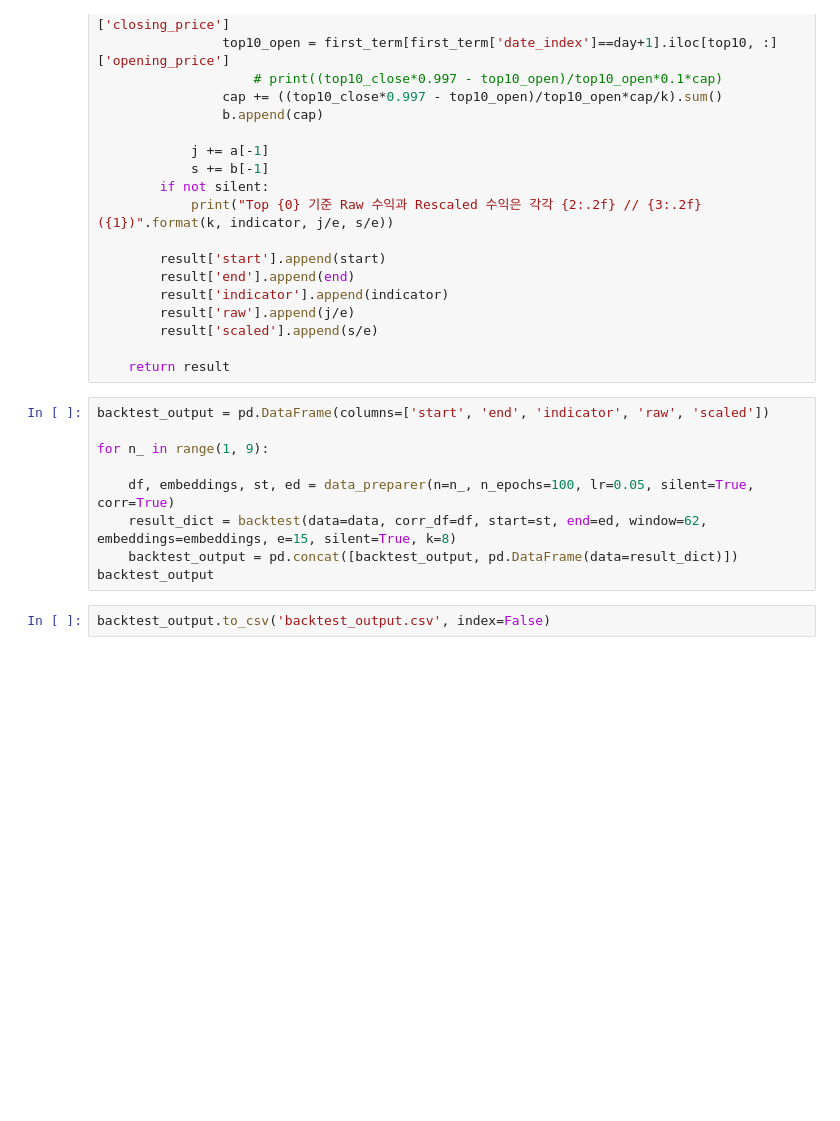
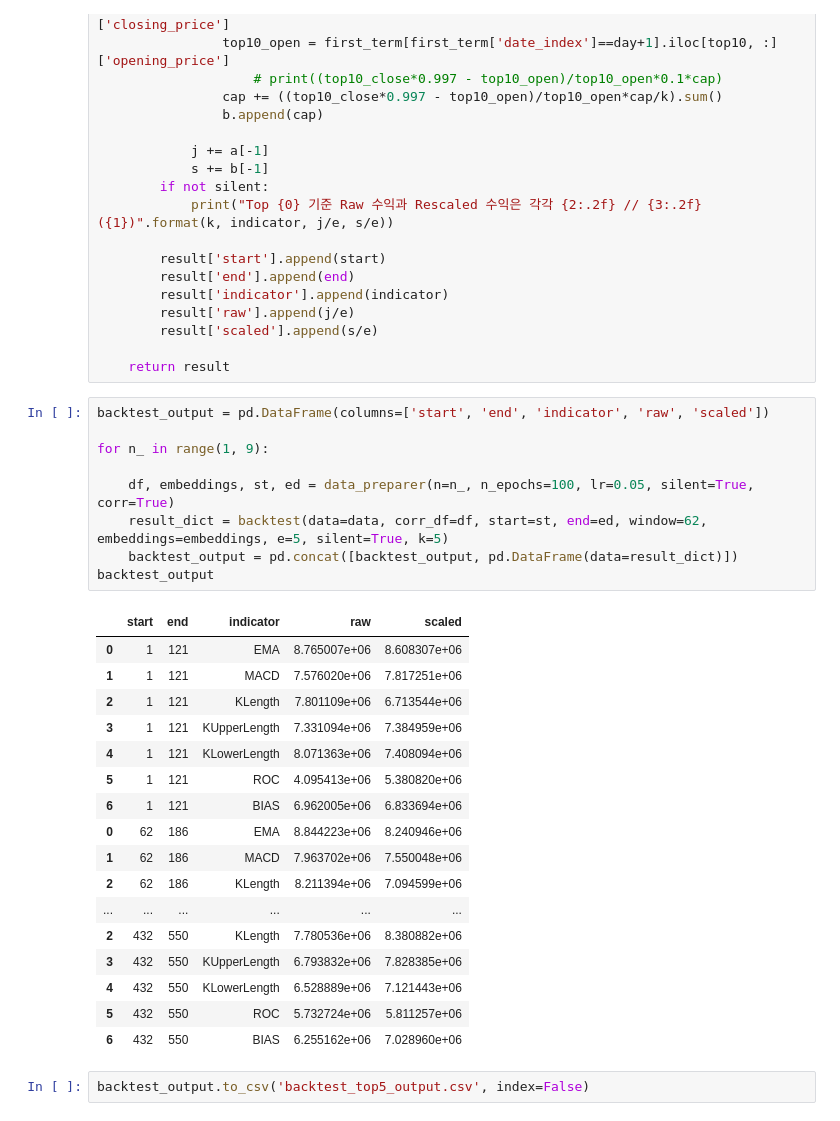
Before and after one commit to reyllama/TTIO, a Jupyter notebook: 07_BackTest.ipynb, the cells around one changed output. Saved outputs shown, nothing was run; the diff lists cells and outputs as text; blank space fills up the shorter version.

```diff
--- a/07_BackTest.ipynb
+++ b/07_BackTest.ipynb
@@ -403,13 +418,31 @@ def backtest(data=None, corr_df=None, start=None, end=None, window=65, embedding
 # %%
 backtest_output = pd.DataFrame(columns=['start', 'end', 'indicator', 'raw', 'scaled'])
 
 for n_ in range(1, 9):
 
     df, embeddings, st, ed = data_preparer(n=n_, n_epochs=100, lr=0.05, silent=True, corr=True)
-    result_dict = backtest(data=data, corr_df=df, start=st, end=ed, window=62, embeddings=embeddings, e=15, silent=True, k=8)
+    result_dict = backtest(data=data, corr_df=df, start=st, end=ed, window=62, embeddings=embeddings, e=5, silent=True, k=5)
     backtest_output = pd.concat([backtest_output, pd.DataFrame(data=result_dict)])
 backtest_output
+# %% [output]
+|  | start | end | indicator | raw | scaled |
+| 0 | 1 | 121 | EMA | 8.765007e+06 | 8.608307e+06 |
+| 1 | 1 | 121 | MACD | 7.576020e+06 | 7.817251e+06 |
+| 2 | 1 | 121 | KLength | 7.801109e+06 | 6.713544e+06 |
+| 3 | 1 | 121 | KUpperLength | 7.331094e+06 | 7.384959e+06 |
+| 4 | 1 | 121 | KLowerLength | 8.071363e+06 | 7.408094e+06 |
+| 5 | 1 | 121 | ROC | 4.095413e+06 | 5.380820e+06 |
+| 6 | 1 | 121 | BIAS | 6.962005e+06 | 6.833694e+06 |
+| 0 | 62 | 186 | EMA | 8.844223e+06 | 8.240946e+06 |
+| 1 | 62 | 186 | MACD | 7.963702e+06 | 7.550048e+06 |
+| 2 | 62 | 186 | KLength | 8.211394e+06 | 7.094599e+06 |
+| ... | ... | ... | ... | ... | ... |
+| 2 | 432 | 550 | KLength | 7.780536e+06 | 8.380882e+06 |
+| 3 | 432 | 550 | KUpperLength | 6.793832e+06 | 7.828385e+06 |
+| 4 | 432 | 550 | KLowerLength | 6.528889e+06 | 7.121443e+06 |
+| 5 | 432 | 550 | ROC | 5.732724e+06 | 5.811257e+06 |
+| 6 | 432 | 550 | BIAS | 6.255162e+06 | 7.028960e+06 |
 # %%
-backtest_output.to_csv('backtest_output.csv', index=False)
+backtest_output.to_csv('backtest_top5_output.csv', index=False)
 # %%
 backtest_output['raw'].mean(), backtest_output['scaled'].mean()
```
Also changed, not shown: parts of 7 cells of this notebook.
